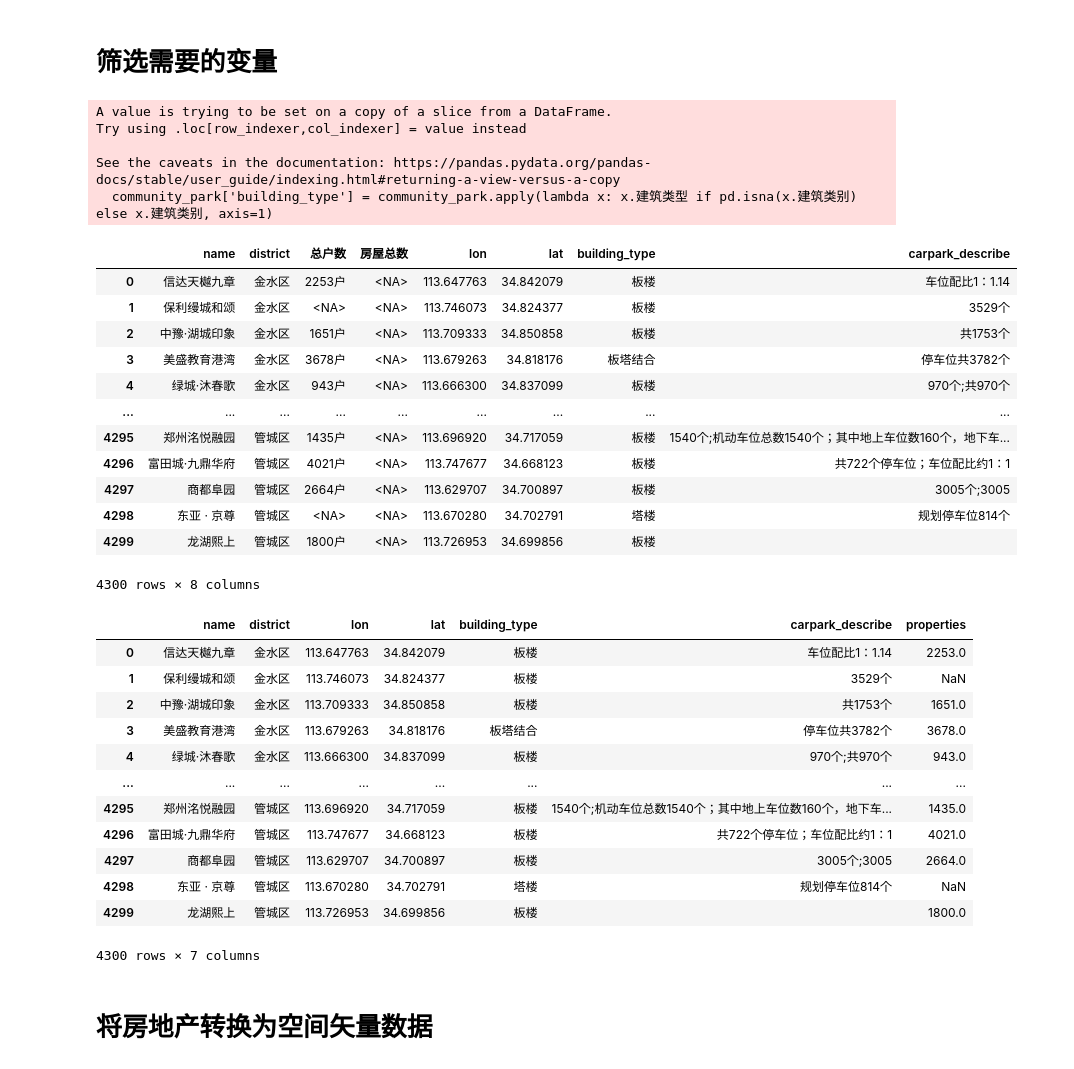
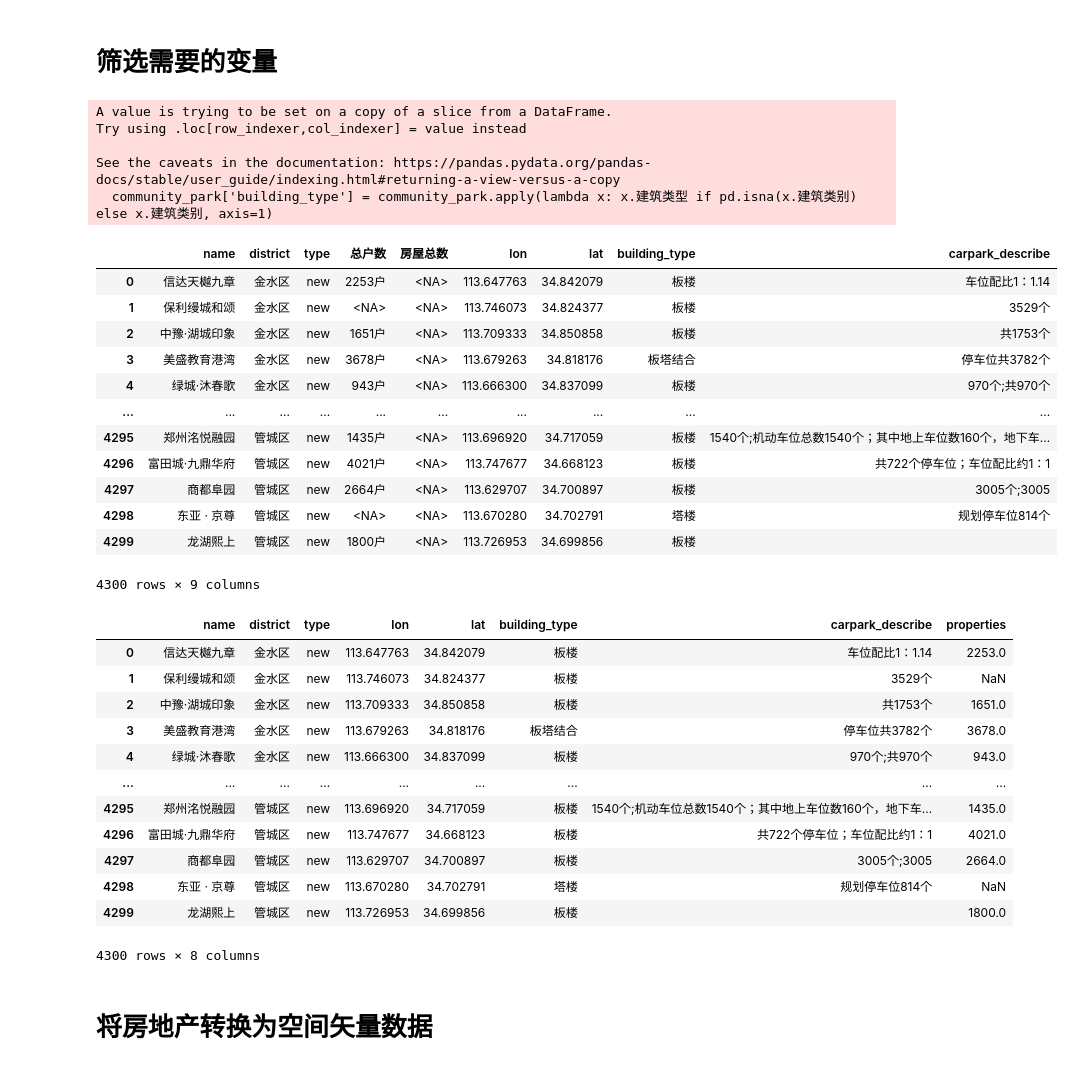
Before and after one commit to HPDell/fangtianxia, a Jupyter notebook: post/conv_community_shp.ipynb, the cells around one changed output. Saved outputs shown, nothing was run; the diff lists cells and outputs as text; code cells hidden in the pictures.

```diff
--- a/post/conv_community_shp.ipynb
+++ b/post/conv_community_shp.ipynb
@@ -89,34 +89,36 @@ Data columns (total 81 columns):
  80  lat       4300 non-null   float64
 dtypes: float64(2), object(79)
 memory usage: 2.7+ MB
+# %%
+community['type'] = community['link'].apply(lambda x: 'new' if re.search('newhouse', x) != None else 'old')
 # %% [markdown]
 # 筛选需要的变量
 # %%
-community_park = community[['name', 'district', '停车位', '停车位2', '停车位描述', '建筑类型', '建筑类别', '总户数', '房屋总数', 'lon', 'lat']]
+community_park = community[['name', 'district', 'type', '停车位', '停车位2', '停车位描述', '建筑类型', '建筑类别', '总户数', '房屋总数', 'lon', 'lat']]
 community_park['building_type'] = community_park.apply(lambda x: x.建筑类型 if pd.isna(x.建筑类别) else x.建筑类别, axis=1)
 community_park = community_park.map(lambda x: pd.NA if type(x) == str and re.match("暂无|待定", x) != None else x)
 community_park['carpark_describe'] = community_park.apply(lambda r: ";".join([re.subn(r'\s', '', x)[0] for x in [r.停车位, r.停车位2, r.停车位描述] if x is not pd.NA]), axis=1)
 community_park = community_park.drop(columns=['停车位', '停车位2', '停车位描述', '建筑类型', '建筑类别'])
 community_park
 # %% [output]
 A value is trying to be set on a copy of a slice from a DataFrame.
 Try using .loc[row_indexer,col_indexer] = value instead
 
 See the caveats in the documentation: https://pandas.pydata.org/pandas-docs/stable/user_guide/indexing.html#returning-a-view-versus-a-copy
   community_park['building_type'] = community_park.apply(lambda x: x.建筑类型 if pd.isna(x.建筑类别) else x.建筑类别, axis=1)
-|  | name | district | 总户数 | 房屋总数 | lon | lat | building_type | carpark_describe |
-| 0 | 信达天樾九章 | 金水区 | 2253户 | <NA> | 113.647763 | 34.842079 | 板楼 | 车位配比1：1.14 |
-| 1 | 保利缦城和颂 | 金水区 | <NA> | <NA> | 113.746073 | 34.824377 | 板楼 | 3529个 |
-| 2 | 中豫·湖城印象 | 金水区 | 1651户 | <NA> | 113.709333 | 34.850858 | 板楼 | 共1753个 |
-| 3 | 美盛教育港湾 | 金水区 | 3678户 | <NA> | 113.679263 | 34.818176 | 板塔结合 | 停车位共3782个 |
-| 4 | 绿城·沐春歌 | 金水区 | 943户 | <NA> | 113.666300 | 34.837099 | 板楼 | 970个;共970个 |
-| ... | ... | ... | ... | ... | ... | ... | ... | ... |
-| 4295 | 郑州洺悦融园 | 管城区 | 1435户 | <NA> | 113.696920 | 34.717059 | 板楼 | 1540个;机动车位总数1540个；其中地上车位数160个，地下车... |
-| 4296 | 富田城·九鼎华府 | 管城区 | 4021户 | <NA> | 113.747677 | 34.668123 | 板楼 | 共722个停车位；车位配比约1：1 |
-| 4297 | 商都阜园 | 管城区 | 2664户 | <NA> | 113.629707 | 34.700897 | 板楼 | 3005个;3005 |
-| 4298 | 东亚 · 京尊 | 管城区 | <NA> | <NA> | 113.670280 | 34.702791 | 塔楼 | 规划停车位814个 |
-| 4299 | 龙湖熙上 | 管城区 | 1800户 | <NA> | 113.726953 | 34.699856 | 板楼 |  |
+|  | name | district | type | 总户数 | 房屋总数 | lon | lat | building_type | carpark_describe |
+| 0 | 信达天樾九章 | 金水区 | new | 2253户 | <NA> | 113.647763 | 34.842079 | 板楼 | 车位配比1：1.14 |
+| 1 | 保利缦城和颂 | 金水区 | new | <NA> | <NA> | 113.746073 | 34.824377 | 板楼 | 3529个 |
+| 2 | 中豫·湖城印象 | 金水区 | new | 1651户 | <NA> | 113.709333 | 34.850858 | 板楼 | 共1753个 |
+| 3 | 美盛教育港湾 | 金水区 | new | 3678户 | <NA> | 113.679263 | 34.818176 | 板塔结合 | 停车位共3782个 |
+| 4 | 绿城·沐春歌 | 金水区 | new | 943户 | <NA> | 113.666300 | 34.837099 | 板楼 | 970个;共970个 |
+| ... | ... | ... | ... | ... | ... | ... | ... | ... | ... |
+| 4295 | 郑州洺悦融园 | 管城区 | new | 1435户 | <NA> | 113.696920 | 34.717059 | 板楼 | 1540个;机动车位总数1540个；其中地上车位数160个，地下车... |
+| 4296 | 富田城·九鼎华府 | 管城区 | new | 4021户 | <NA> | 113.747677 | 34.668123 | 板楼 | 共722个停车位；车位配比约1：1 |
+| 4297 | 商都阜园 | 管城区 | new | 2664户 | <NA> | 113.629707 | 34.700897 | 板楼 | 3005个;3005 |
+| 4298 | 东亚 · 京尊 | 管城区 | new | <NA> | <NA> | 113.670280 | 34.702791 | 塔楼 | 规划停车位814个 |
+| 4299 | 龙湖熙上 | 管城区 | new | 1800户 | <NA> | 113.726953 | 34.699856 | 板楼 |  |
-4300 rows × 8 columns
+4300 rows × 9 columns
 # %%
 def parse_properties(t):
     prop_desc = t.总户数 if not pd.isna(t.总户数) else t.房屋总数
@@ -129,19 +131,19 @@ community_park['properties'] = community_park.apply(parse_properties, axis=1).to
 community_park = community_park.drop(columns=['总户数', '房屋总数'])
 community_park
 # %% [output]
-|  | name | district | lon | lat | building_type | carpark_describe | properties |
-| 0 | 信达天樾九章 | 金水区 | 113.647763 | 34.842079 | 板楼 | 车位配比1：1.14 | 2253.0 |
-| 1 | 保利缦城和颂 | 金水区 | 113.746073 | 34.824377 | 板楼 | 3529个 | NaN |
-| 2 | 中豫·湖城印象 | 金水区 | 113.709333 | 34.850858 | 板楼 | 共1753个 | 1651.0 |
-| 3 | 美盛教育港湾 | 金水区 | 113.679263 | 34.818176 | 板塔结合 | 停车位共3782个 | 3678.0 |
-| 4 | 绿城·沐春歌 | 金水区 | 113.666300 | 34.837099 | 板楼 | 970个;共970个 | 943.0 |
-| ... | ... | ... | ... | ... | ... | ... | ... |
-| 4295 | 郑州洺悦融园 | 管城区 | 113.696920 | 34.717059 | 板楼 | 1540个;机动车位总数1540个；其中地上车位数160个，地下车... | 1435.0 |
-| 4296 | 富田城·九鼎华府 | 管城区 | 113.747677 | 34.668123 | 板楼 | 共722个停车位；车位配比约1：1 | 4021.0 |
-| 4297 | 商都阜园 | 管城区 | 113.629707 | 34.700897 | 板楼 | 3005个;3005 | 2664.0 |
-| 4298 | 东亚 · 京尊 | 管城区 | 113.670280 | 34.702791 | 塔楼 | 规划停车位814个 | NaN |
-| 4299 | 龙湖熙上 | 管城区 | 113.726953 | 34.699856 | 板楼 |  | 1800.0 |
+|  | name | district | type | lon | lat | building_type | carpark_describe | properties |
+| 0 | 信达天樾九章 | 金水区 | new | 113.647763 | 34.842079 | 板楼 | 车位配比1：1.14 | 2253.0 |
+| 1 | 保利缦城和颂 | 金水区 | new | 113.746073 | 34.824377 | 板楼 | 3529个 | NaN |
+| 2 | 中豫·湖城印象 | 金水区 | new | 113.709333 | 34.850858 | 板楼 | 共1753个 | 1651.0 |
+| 3 | 美盛教育港湾 | 金水区 | new | 113.679263 | 34.818176 | 板塔结合 | 停车位共3782个 | 3678.0 |
+| 4 | 绿城·沐春歌 | 金水区 | new | 113.666300 | 34.837099 | 板楼 | 970个;共970个 | 943.0 |
+| ... | ... | ... | ... | ... | ... | ... | ... | ... |
+| 4295 | 郑州洺悦融园 | 管城区 | new | 113.696920 | 34.717059 | 板楼 | 1540个;机动车位总数1540个；其中地上车位数160个，地下车... | 1435.0 |
+| 4296 | 富田城·九鼎华府 | 管城区 | new | 113.747677 | 34.668123 | 板楼 | 共722个停车位；车位配比约1：1 | 4021.0 |
+| 4297 | 商都阜园 | 管城区 | new | 113.629707 | 34.700897 | 板楼 | 3005个;3005 | 2664.0 |
+| 4298 | 东亚 · 京尊 | 管城区 | new | 113.670280 | 34.702791 | 塔楼 | 规划停车位814个 | NaN |
+| 4299 | 龙湖熙上 | 管城区 | new | 113.726953 | 34.699856 | 板楼 |  | 1800.0 |
-4300 rows × 7 columns
+4300 rows × 8 columns
 # %%
 def parse_parking(t):
     under_num, upper_num, total_num, ratio = (None, None, None, None)
```
Also changed, not shown: parts of 2 cells of this notebook.
